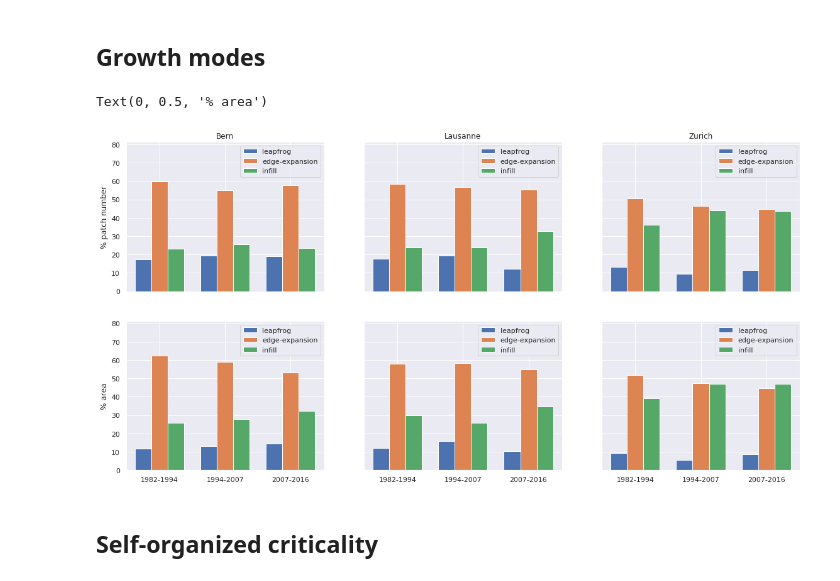
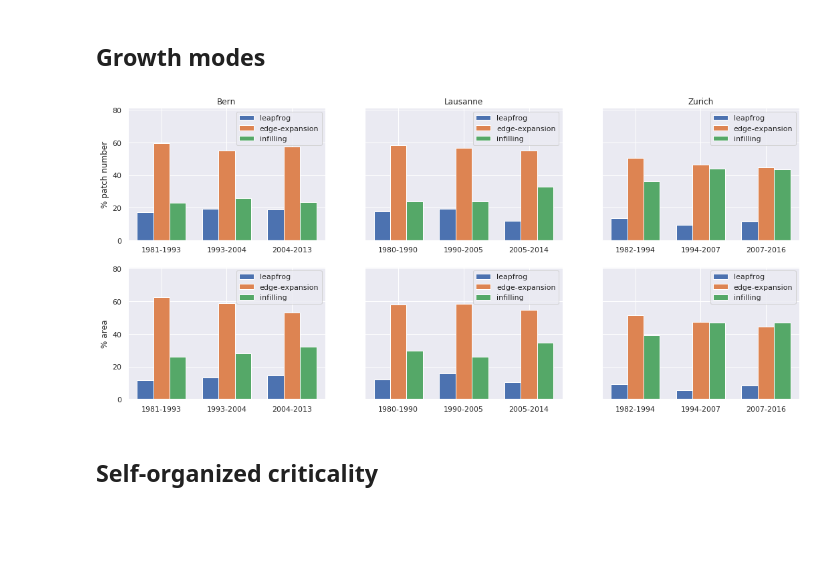
Before and after one commit to martibosch/swiss-urbanization, a Jupyter notebook: notebooks/spatiotemporal.ipynb, the cells around one changed output. Saved outputs shown, nothing was run; the diff lists cells and outputs as text; code cells hidden in the pictures; blank space fills up the shorter version.

```diff
--- a/notebooks/spatiotemporal.ipynb
+++ b/notebooks/spatiotemporal.ipynb
@@ -36,9 +36,8 @@ agglomeration_slugs = ['bern', 'lausanne', 'zurich']
 
 class_metrics = [
     'proportion_of_landscape', 'area_mn', 'largest_patch_index',
-    'edge_density', 'fractal_dimension_am',
-    'euclidean_nearest_neighbor_mn', 'landscape_shape_index',
-    'patch_density'
+    'patch_density', 'edge_density', 'fractal_dimension_am',
+    'landscape_shape_index', 'euclidean_nearest_neighbor_mn'
 ]
 landscape_metrics = ['contagion', 'shannon_diversity_index']
 # %%
@@ -110,0 +110,30 @@ fig.savefig('../reports/figures/landscape_metrics.pdf', **savefig_kws)
+# %%
+num_cols = 4
+num_metrics = len(class_metrics) + len(landscape_metrics)
+num_rows = num_metrics // num_cols
+if num_metrics % num_cols > 0:
+    num_rows += 1
+
+fig = plt.figure(figsize=(num_cols * figwidth, num_rows * figheight))
+
+for i, metric in enumerate(class_metrics, start=1):
+    ax = fig.add_subplot(num_rows, num_cols, i)
+    for agglomeration_slug in agglomeration_slugs:
+        agglomeration_dict[agglomeration_slug].plot_metric(
+            metric, class_val=1, ax=ax, plot_kws={
+                'label': agglomeration_slug.capitalize()})
+    ax.margins(y=.5)
+    ax.legend()
+
+# the +2 accounts for: +1 to index starting at 1, +1 of margin to center lower
+# column with only two metrics
+for i, metric in enumerate(landscape_metrics, start=len(class_metrics)+2):
+    ax = fig.add_subplot(num_rows, num_cols, i)
+    for agglomeration_slug in agglomeration_slugs:
+        agglomeration_dict[agglomeration_slug].plot_metric(
+            metric, ax=ax, plot_kws={'label': agglomeration_slug.capitalize()})
+    ax.margins(y=.5)
+    ax.legend()
+
+# fig.suptitle('Metrics for patches of urban classes', fontsize=20, y=.92)
+fig.savefig('../reports/figures/metrics.pdf', **savefig_kws)
@@ -183,7 +214,8 @@ def plot_growth_modes(sta, urban_class_val, nonurban_class_val,
     ax.bar(pos, leapfrogs * 100, width, label='leapfrog')
     ax.bar([p + width for p in pos], edge_expansions * 100, width,
            label='edge-expansion')
-    ax.bar([p + 2 * width for p in pos], infills * 100, width, label='infill')
+    ax.bar([p + 2 * width for p in pos], infills * 100, width,
+           label='infilling')
 
     # if weight == 'number':
     #     ax.set_ylabel('% patch number')
@@ -200,36 +232,34 @@ num_agglomerations = len(agglomeration_dict)
 num_cols = num_agglomerations
 num_rows = 2  # by patch number and by area
 fig, axes = plt.subplots(
     num_rows,
     num_cols,
-    sharex=True,
     sharey=True,
     figsize=(num_cols * figwidth, num_rows * figheight))
 
 for i, agglomeration_slug in enumerate(agglomeration_slugs):
     agglomeration_sta = agglomeration_dict[agglomeration_slug]
 
     # first plot (above) - by patch number
     ax = axes[0][i]
     ax.set_title(agglomeration_slug.capitalize())
     plot_growth_modes(agglomeration_sta, urban_class, nonurban_class,
                       weight='number', ax=ax)
     ax.margins(y=.3)
     ax.legend()
 
     # second plot (below) - by area
     ax = axes[1][i]
     plot_growth_modes(agglomeration_sta, urban_class, nonurban_class,
                       weight='area', ax=ax)
     ax.margins(y=.3)
     ax.legend()
 
 fig.axes[0].set_ylabel('% patch number')
 fig.axes[num_cols].set_ylabel('% area')
 fig.savefig('../reports/figures/growth_modes.pdf', **savefig_kws)
 # %% [output]
-Text(0, 0.5, '% area')
-[figure, old version]
+[figure, new version]
 # %% [markdown]
 ## Self-organized criticality
 # %%
```
Also changed, not shown: parts of 10 cells of this notebook.
